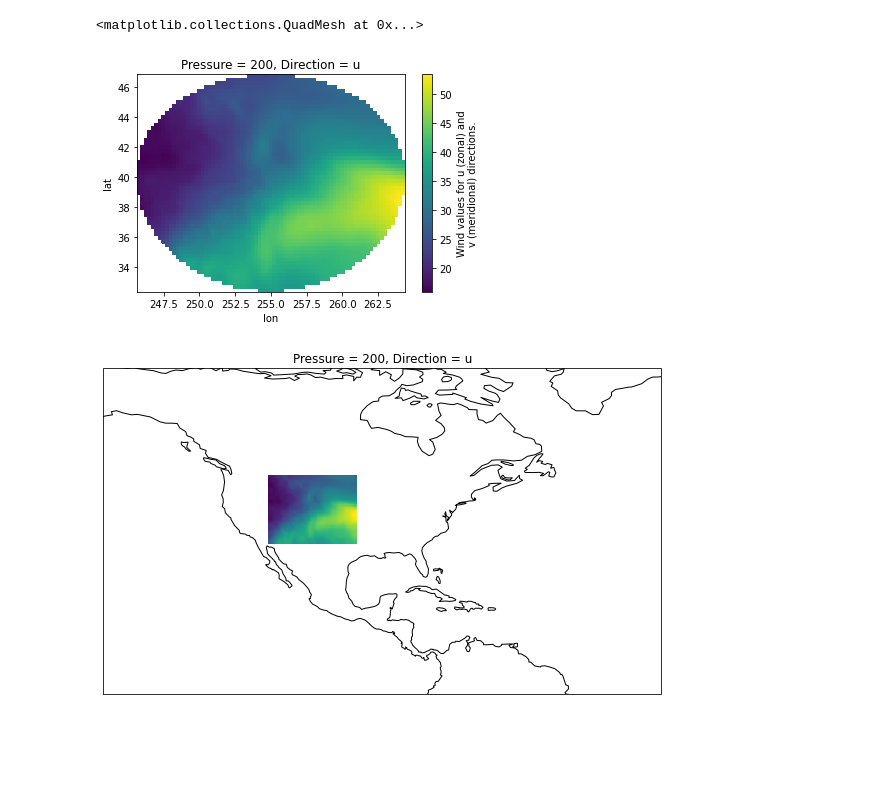
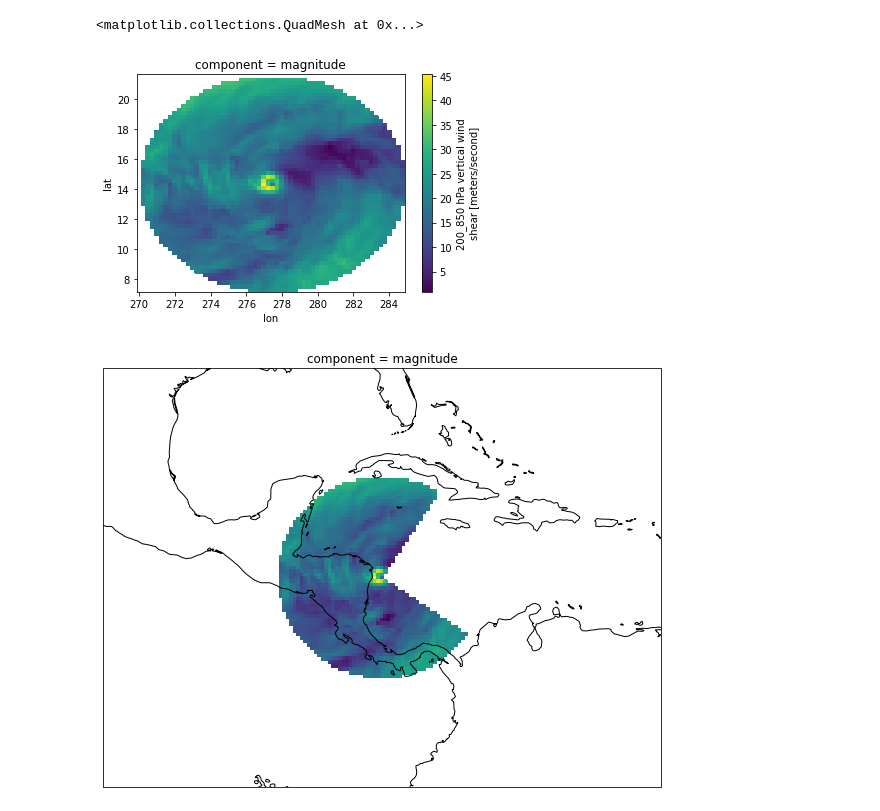
Before and after one commit to galenvincent/tc-wind-shear, a Jupyter notebook: testing.ipynb, the cells around one changed output. Drawn from its saved outputs; the diff is of its cells as text; code cells hidden in the pictures; blank space fills up the shorter version.

Commit message:
Finished get_shear_stamp, added get_wind_stamp and quadrantize funtions, which are also completed.

```diff
--- a/testing.ipynb
+++ b/testing.ipynb
@@ -1,9 +1,10 @@
 # %%
 import tc_functions as fun
 import credentials
-dataset = fun.get_shear_stamp(2019, 1, 10, 18,
-                    39.656456, -105.012831, 800,
-                    credentials.RDA_USER, credentials.RDA_PASSWORD)
+dataset = fun.get_shear_stamp(
+    2020, 11, 3, 0, 14.3, 277.5 - 360, 800,
+    credentials.RDA_USER, credentials.RDA_PASSWORD
+)
 # %%
 dataset
 # %% [output]
@@ -26,0 +28,2 @@ Attributes:
+# %%
+dataset = fun.quadrantize(dataset, -1.5, 1)
@@ -27,21 +55,25 @@ Attributes:
 # %%
-dataset[0, 0].plot()
+dataset[0].plot()
 # %% [output]
 <matplotlib.collections.QuadMesh at 0x...>
-[figure, old version]
+[figure, new version]
 # %%
 import cartopy.crs as ccrs
 from matplotlib import pyplot as plt
+import numpy as np
+
+center_lat = dataset.attrs["center_lat"]
+center_lon = dataset.attrs["center_lon"]
+extent = [center_lon - 20, center_lon + 20, center_lat - 15, center_lat + 15]
+
 plt.figure(figsize = (10, 10))
 ax = plt.axes(projection = ccrs.PlateCarree())
-ax.set_global()
-dataset[0,0].plot.pcolormesh(ax = ax, transform = ccrs.PlateCarree(), x = 'lon', y = 'lat', add_colorbar = False)
+ax.set_extent(extent, ccrs.PlateCarree())
+dataset.where(np.isin(dataset.quadrant, [1, 2, 4]))[0].plot.pcolormesh(ax = ax, transform = ccrs.PlateCarree(), x = 'lon', y = 'lat', add_colorbar = False)
 ax.coastlines()
-ax.set_ylim([0, 70])
-ax.set_xlim([-150, -30])
 plt.show()
 # %% [output]
-[figure, old version]
+[figure, new version]
 # %%
 # Fix this plotting mess, then go back to the tc_functions and go back to circular and see if it works there.
 
```
Also changed, not shown: parts of 7 cells of this notebook, 2 other files.
